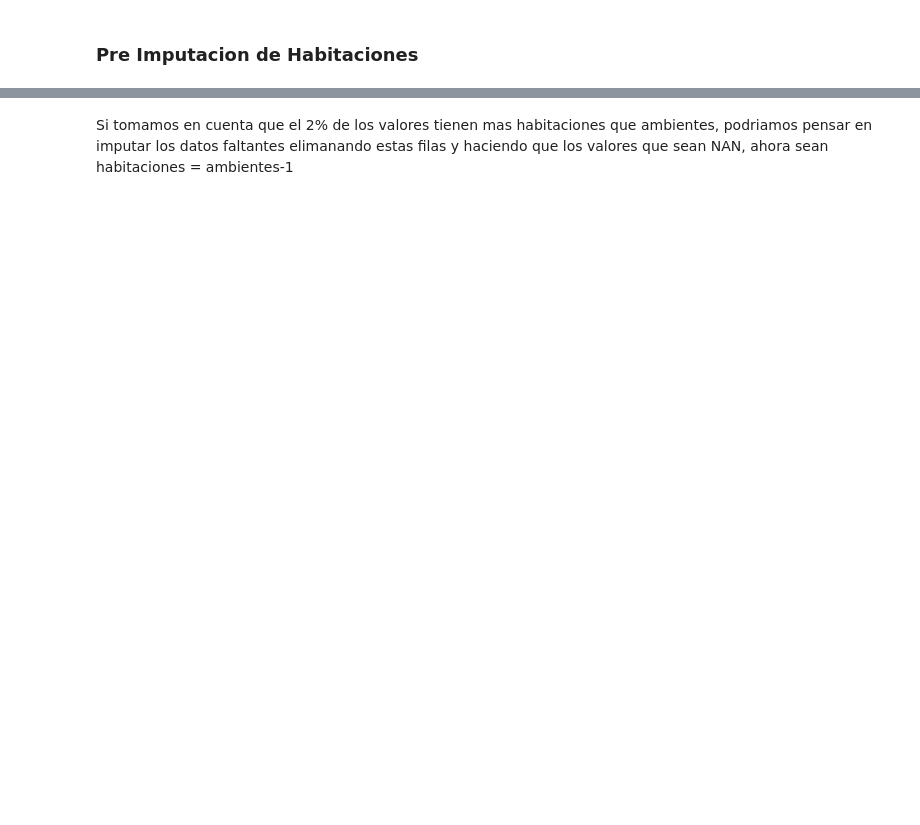
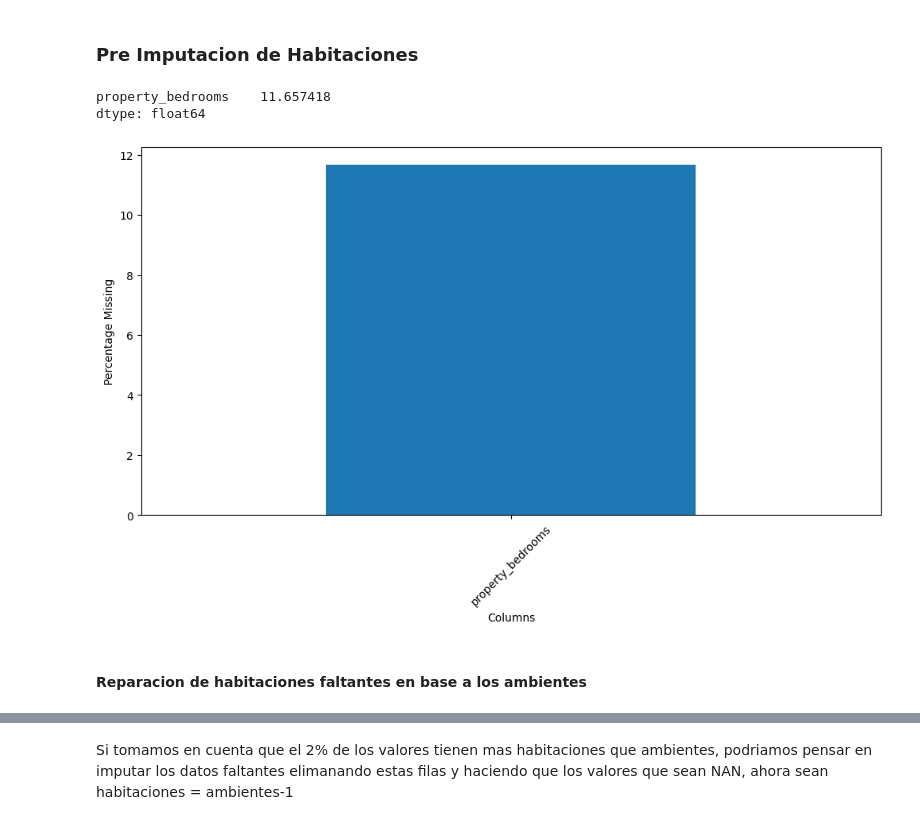
Before and after one commit to Naza26/7506R-2C2022-GRUPO01, a Jupyter notebook: 7506R_TP1_GRUPO1_ENTREGA.ipynb, the cells around one changed output, grey strips where cells are left out. Drawn from its saved outputs; the diff is of its cells as text; code cells hidden in the pictures; blank space fills up the shorter version.

```diff
--- a/7506R_TP1_GRUPO1_ENTREGA.ipynb
+++ b/7506R_TP1_GRUPO1_ENTREGA.ipynb
@@ -529,7 +957,13 @@ plot_missing_by_column(datos_a_reparar)
 # %% [markdown]
 ### Pre Imputacion de Habitaciones
 # %%
-plot_missing_by_column(ds_filtrado['property_bedrooms'].reset_index())
+plot_missing_by_column(ds_filtrado[['property_bedrooms']])
+# %% [output]
+property_bedrooms    11.657418
+dtype: float64
+[figure, added]
+# %% [markdown]
+#### Reparacion de habitaciones faltantes en base a los ambientes
 # %%
 print(f"El total de habitaciones es: {len(ds_filtrado.property_bedrooms)}")
 habitaciones_invalidas = ds_filtrado.loc[(ds_filtrado['property_bedrooms'] > ds_filtrado['property_rooms'])]
```
Also changed, not shown: parts of 149 cells of this notebook.
